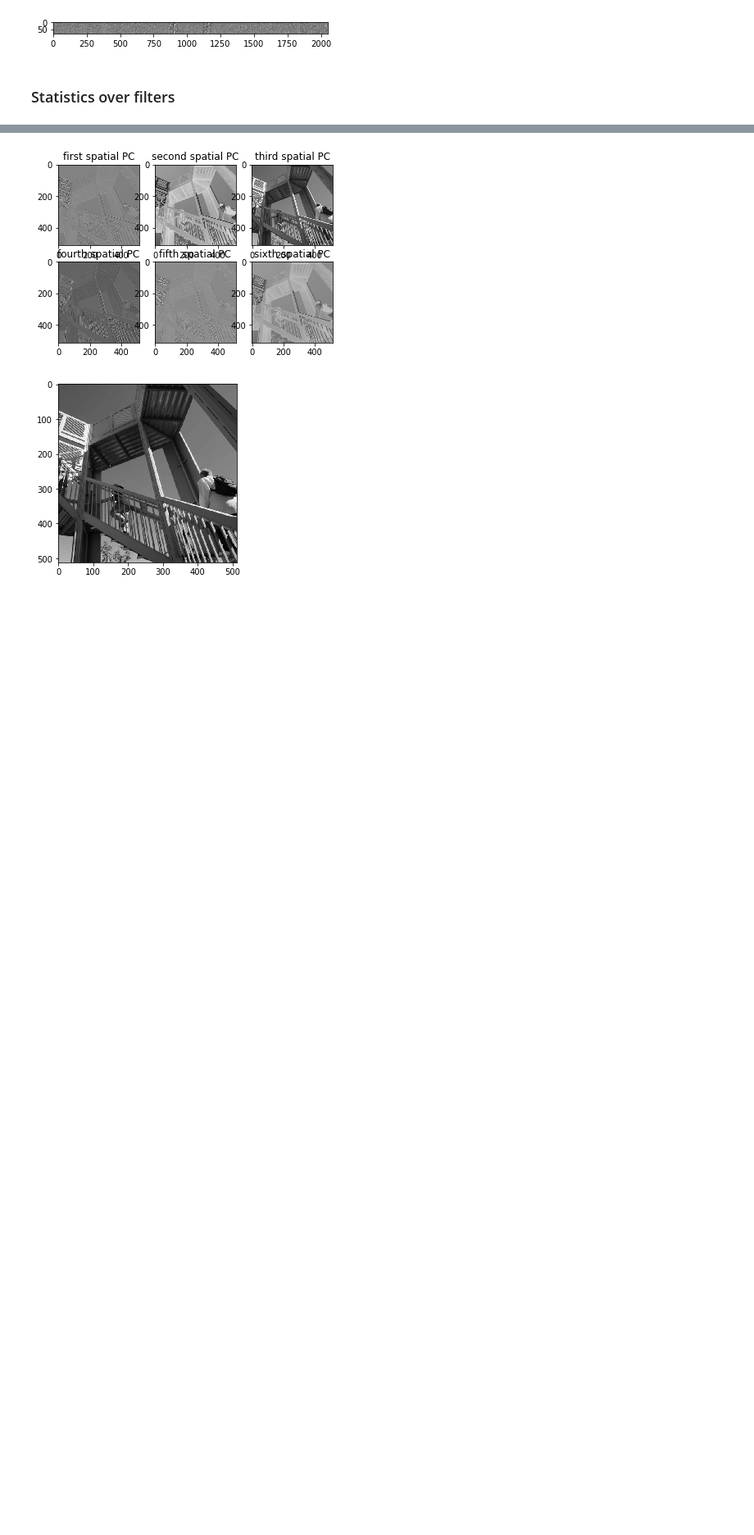
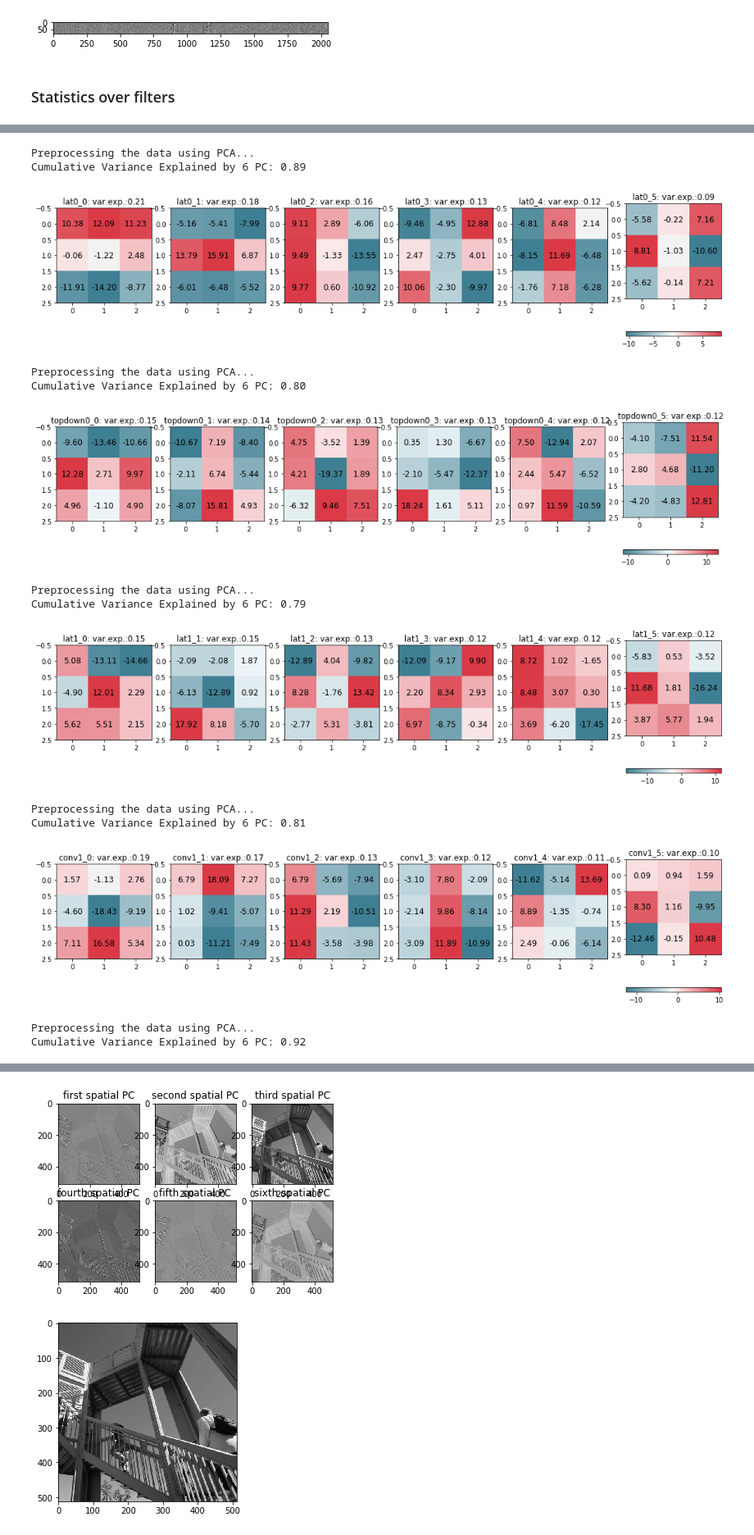
Before and after one commit to mrernst/CAR_flow, a Jupyter notebook: network_engine/utilities/investigator.ipynb, the cells around one changed output, grey strips where cells are left out. Shown at 82% size. Drawn from its saved outputs; the diff is of its cells as text; code cells hidden in the pictures; blank space fills up the shorter version.

```diff
--- a/network_engine/utilities/investigator.ipynb
+++ b/network_engine/utilities/investigator.ipynb
@@ -536,0 +525,40 @@ Using first 20 PCs, MSE = 3.9179E-15
+# %%
+num_plots=6
+for key in kernel_dict.keys():
+    if key=='fc0':
+        continue
+    data = np.reshape(kernel_dict[key], [receptive_pixels**2,-1])
+    total_var = np.sum(np.var(data, axis=0))
+    pcax = pca(data, no_dims=num_plots)
+    cumulative_var = np.sum(np.var(pcax, axis=0))/total_var
+    pcax_r = np.reshape(pcax,[receptive_pixels,receptive_pixels,-1])
+    plt.figure(figsize=[18,6])
+    for i in range(num_plots):
+        ax = plt.subplot(1, num_plots, i + 1)
+        mat = pcax_r[:,:,i]
+        im = ax.imshow(mat, cmap=cmap)
+        partial_var = np.var(pcax[:,i])/total_var
+        ax.set_title("{}_{}: var.exp.:{:.2f}".format(key, i, partial_var))
+        for i, j in itertools.product(range(mat.shape[0]), range(mat.shape[1])):
+                ax.text(j, i, format(mat[i, j], '.2f') if mat[i, j] != 0 else '.',
+                        horizontalalignment="center", fontsize=12,
+                        verticalalignment='center', color='black')
+    cbar_ax = fig.add_axes([0.8, 0.1, 0.03, 0.8])
+    plt.colorbar(im, orientation='horizontal')
+    print('Cumulative Variance Explained by {} PC: {:.2f}'.format(num_plots, cumulative_var))
+    plt.show()
+# %% [output]
+Preprocessing the data using PCA...
+Cumulative Variance Explained by 6 PC: 0.89
+[figure, added]
+Preprocessing the data using PCA...
+Cumulative Variance Explained by 6 PC: 0.80
+[figure, added]
+Preprocessing the data using PCA...
+Cumulative Variance Explained by 6 PC: 0.79
+[figure, added]
+Preprocessing the data using PCA...
+Cumulative Variance Explained by 6 PC: 0.81
+[figure, added]
+Preprocessing the data using PCA...
+Cumulative Variance Explained by 6 PC: 0.92
```
Also changed, not shown: parts of 19 cells of this notebook.
